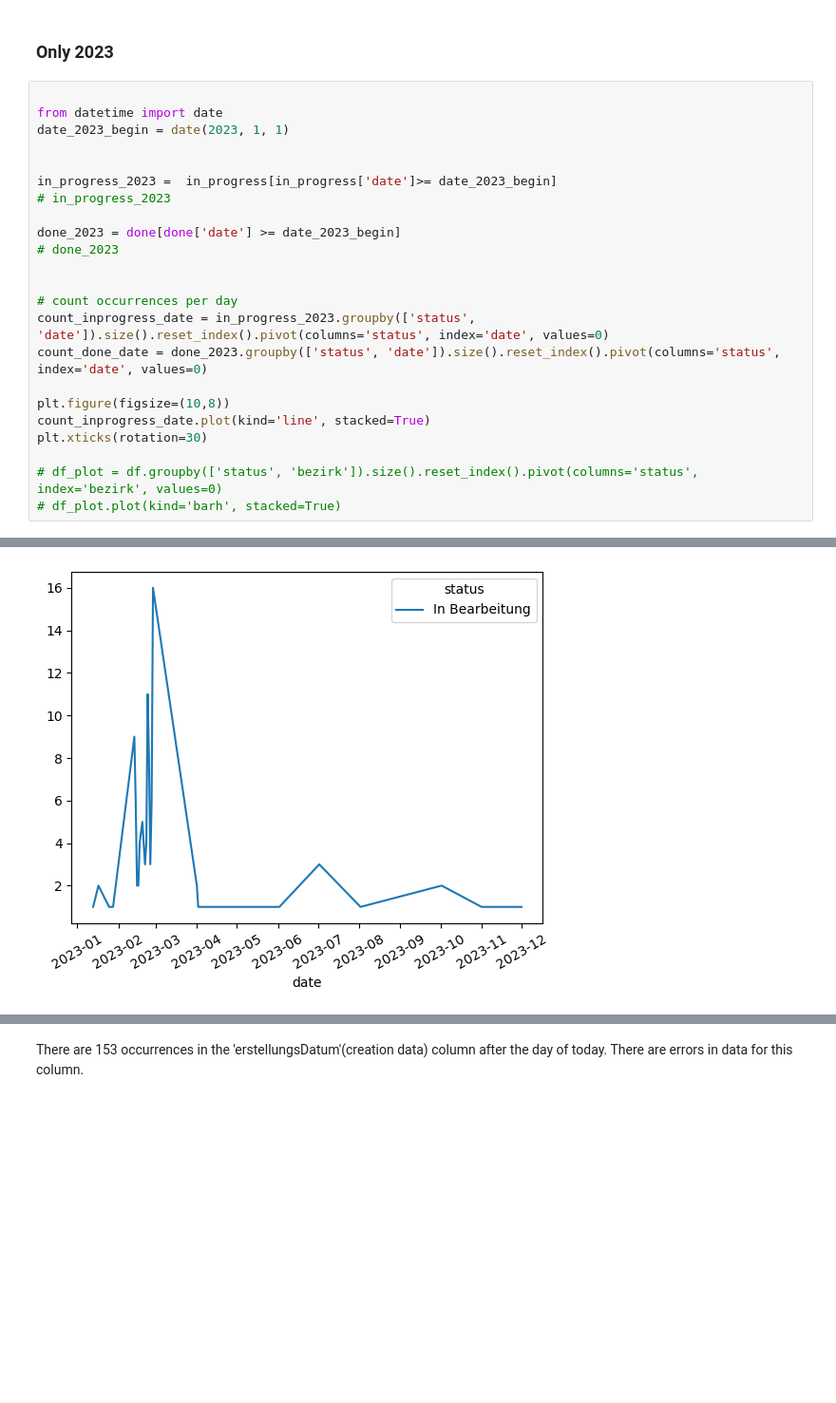
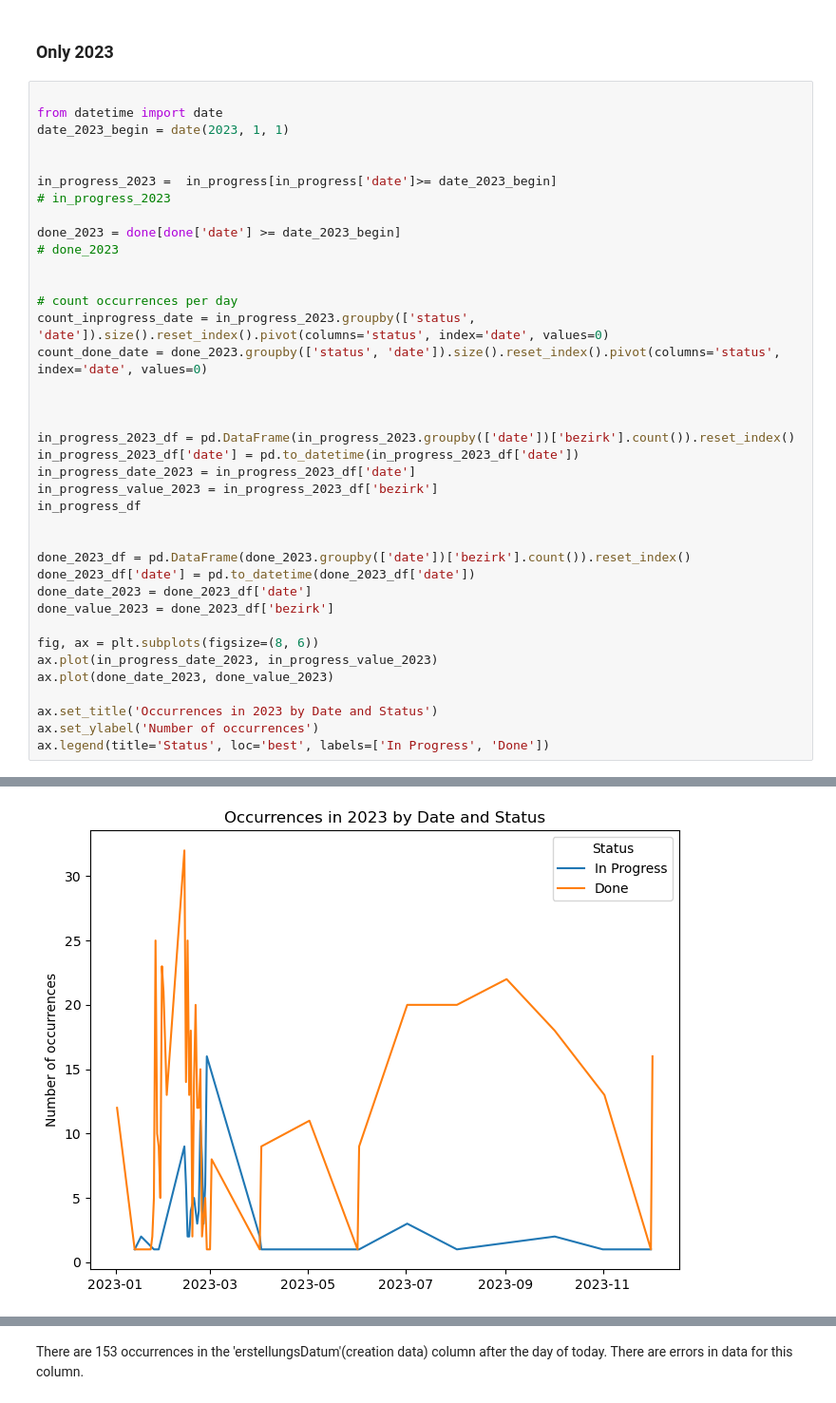
Before and after one commit to TechLabs-Berlin/wt23-geofree, a Jupyter notebook: data_project/visualization_OrdnungsamtData.ipynb, the cells around one changed output, grey strips where cells are left out. Shown: that part at 95% size. Cells and saved outputs as stored; diff of their text form; blank space fills up the shorter version.

Commit message:
add done  status in the Occurrences in 2023 by Date and Status graph

```diff
--- a/data_project/visualization_OrdnungsamtData.ipynb
+++ b/data_project/visualization_OrdnungsamtData.ipynb
@@ -421,10 +423,25 @@ done_2023 = done[done['date'] >= date_2023_begin]
 count_inprogress_date = in_progress_2023.groupby(['status', 'date']).size().reset_index().pivot(columns='status', index='date', values=0)
 count_done_date = done_2023.groupby(['status', 'date']).size().reset_index().pivot(columns='status', index='date', values=0)
 
-plt.figure(figsize=(10,8))
-count_inprogress_date.plot(kind='line', stacked=True)
-plt.xticks(rotation=30)
 
-# df_plot = df.groupby(['status', 'bezirk']).size().reset_index().pivot(columns='status', index='bezirk', values=0)
-# df_plot.plot(kind='barh', stacked=True)
+
+in_progress_2023_df = pd.DataFrame(in_progress_2023.groupby(['date'])['bezirk'].count()).reset_index()
+in_progress_2023_df['date'] = pd.to_datetime(in_progress_2023_df['date'])
+in_progress_date_2023 = in_progress_2023_df['date']
+in_progress_value_2023 = in_progress_2023_df['bezirk']
+in_progress_df
+
+
+done_2023_df = pd.DataFrame(done_2023.groupby(['date'])['bezirk'].count()).reset_index()
+done_2023_df['date'] = pd.to_datetime(done_2023_df['date'])
+done_date_2023 = done_2023_df['date']
+done_value_2023 = done_2023_df['bezirk']
+
+fig, ax = plt.subplots(figsize=(8, 6))
+ax.plot(in_progress_date_2023, in_progress_value_2023)
+ax.plot(done_date_2023, done_value_2023)
+
+ax.set_title('Occurrences in 2023 by Date and Status')
+ax.set_ylabel('Number of occurrences')
+ax.legend(title='Status', loc='best', labels=['In Progress', 'Done'])
 # %% [output]
@@ -446,4 +449,4 @@ plt.xticks(rotation=30)
-[figure, old version]
+[figure, new version]
 # %%
 ## checking occcurrences after today
 today = date.today()
```
Also changed, not shown: parts of 11 cells of this notebook.
